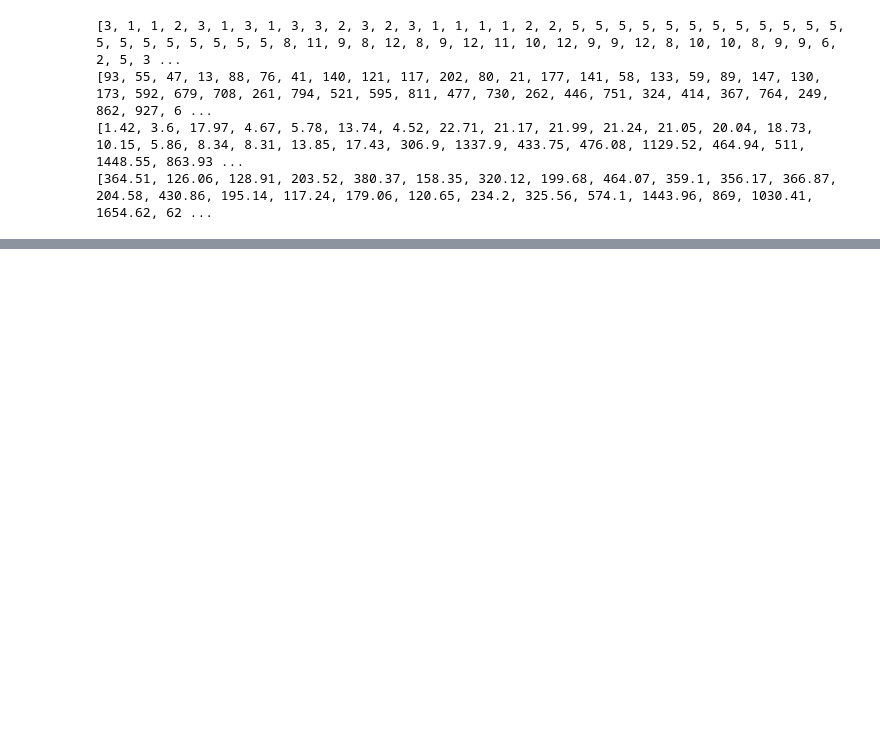
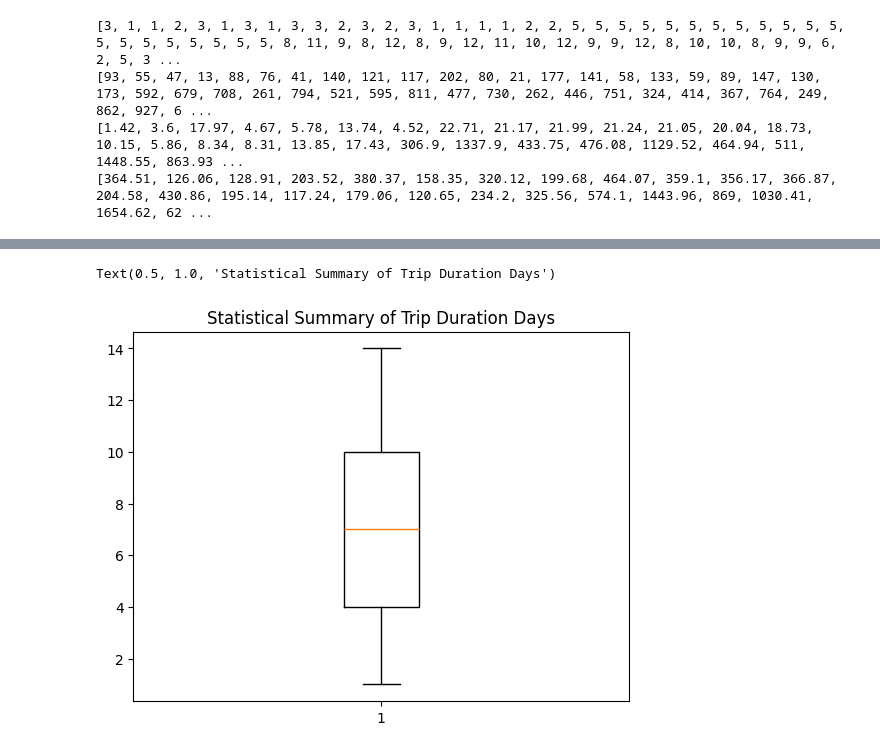
Before and after one commit to srazam/MachineLearningTeamProject, a Jupyter notebook: dataExp.ipynb, the cells around one changed output, grey strips where cells are left out. Saved outputs shown, nothing was run; the diff lists cells and outputs as text; code cells hidden in the pictures; blank space fills up the shorter version.

```diff
--- a/dataExp.ipynb
+++ b/dataExp.ipynb
@@ -98,0 +113,6 @@ print(output)
+# %%
+plt.boxplot(days)
+plt.title("Statistical Summary of Trip Duration Days")
+# %% [output]
+Text(0.5, 1.0, 'Statistical Summary of Trip Duration Days')
+[figure, added]
```
Also changed, not shown: parts of 4 cells of this notebook.
